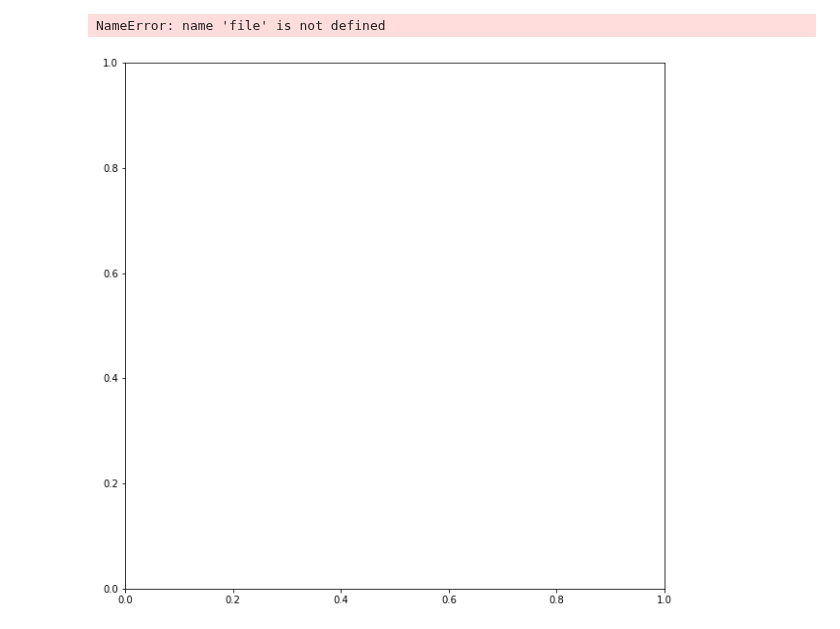
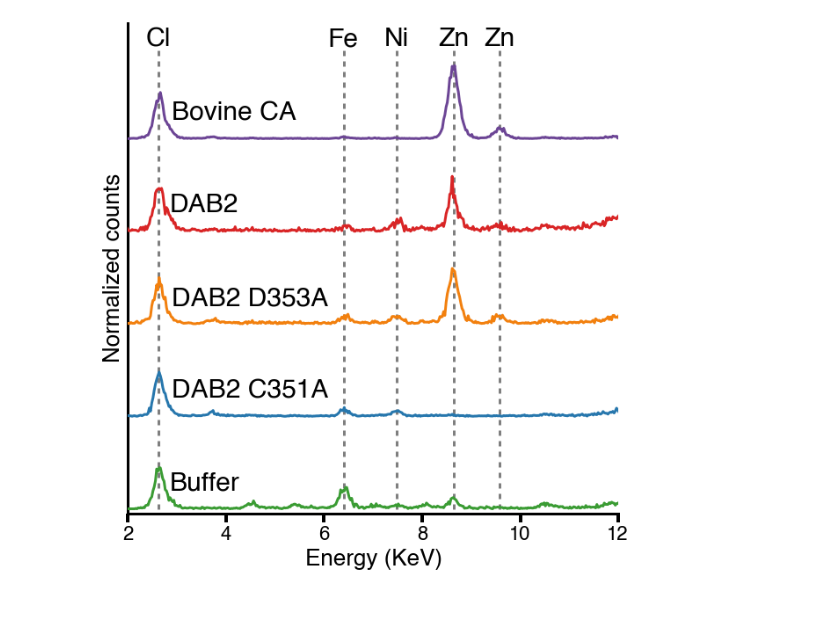
Before and after one commit to jackdesmarais/DabTransporterPaper, a Jupyter notebook: scripts/figure 4 DabA2 point mutants.ipynb, the cells around one changed output. Saved outputs shown, nothing was run; the diff lists cells and outputs as text; code cells hidden in the pictures.

```diff
--- a/scripts/figure 4 DabA2 point mutants.ipynb
+++ b/scripts/figure 4 DabA2 point mutants.ipynb
@@ -41,7 +41,7 @@ def prepAndNormalize(ps,timecourse,cutoffTime):
     normalized_yld = yld / mean_yield.loc['bw+pFE-sfGFP']
     normalized_mean_yld = normalized_yld.groupby(ps.well_to_name_mapping()).mean()
     normalized_std_yld = normalized_yld.groupby(ps.well_to_name_mapping()).std()
-    return( (normalized_mean_yld,normalized_std_yld) )
+    return( (normalized_mean_yld,normalized_std_yld,grouped_yld) )
 # %%
 fig,ax = plt.subplots(figsize=(10,10))
 
@@ -180,9 +237,9 @@ for i, name in enumerate(nameorder):
 
         x,y=getExcitationScan(full_fname)
         y=y/max(y[(x>2000) & (x<3500)])
-        temp_df = pd.DataFrame(columns=['x',file[0]],dtype='float')
+        temp_df = pd.DataFrame(columns=['x',fname],dtype='float')
         temp_df['x'] = x
-        temp_df[file[0]] = y
+        temp_df[fname] = y
         temp_df.loc[-1] = ['name', name]
         data_df = data_df.merge(temp_df, on='x',how='outer')
 
@@ -219,35 +276,34 @@ plt.vlines([2622.39,6403.84,7478.15,8638.86,9572.0],0,top-0.5,zorder=0 ,alpha=0.
 #     plt.text(6403.84,top-0.6,'Fe Ka1',ha='center',va='bottom')
 plt.text(2622.39,top-0.6,'Cl',ha='center',va='bottom')
 plt.text(7478.15,top-0.6,'Ni',ha='center',va='bottom')
 plt.text(8638.86,top-0.6,'Zn',ha='center',va='bottom')
 plt.text(9572.0,top-0.6,'Zn',ha='center',va='bottom')
 plt.text(6403.84,top-0.6,'Fe',ha='center',va='bottom')
 #     plt.legend(loc=[1.05,0.4])
 plt.xlabel('Energy (KeV)')
 plt.ylabel('Normalized counts')
 plt.yticks([])
 # plt.xticks(rotation=45)
 
 plt.tick_params(axis='both', direction='out', bottom='on', left='on', top='off', right='off',
                 length=10, width=4)
     # Hide the right and top spines
 ax.spines['right'].set_visible(False)
 ax.spines['top'].set_visible(False)
 
 # Only show ticks on the left and bottom spines
 ax.yaxis.set_ticks_position('left')
 ax.xaxis.set_ticks_position('bottom')
 
 #     change axis weight
 ax.spines['left'].set_linewidth(3)
 ax.spines['bottom'].set_linewidth(3)
 
 plt.savefig('fig4/fig4D.eps', format='eps', bbox_inches='tight')
 
 plt.show()
 # %% [output]
-NameError: name 'file' is not defined
-[figure, old version]
+[figure, new version]
 # %%
 fig,ax = plt.subplots(figsize=(10,10))
 s200=pd.read_csv('../data/DAB2-Batch5/18Sept27_DABS200/18Sept27_DAB_S200Inrease_Cleaned.csv')
```
Also changed, not shown: parts of 5 cells of this notebook, 20 other files.
